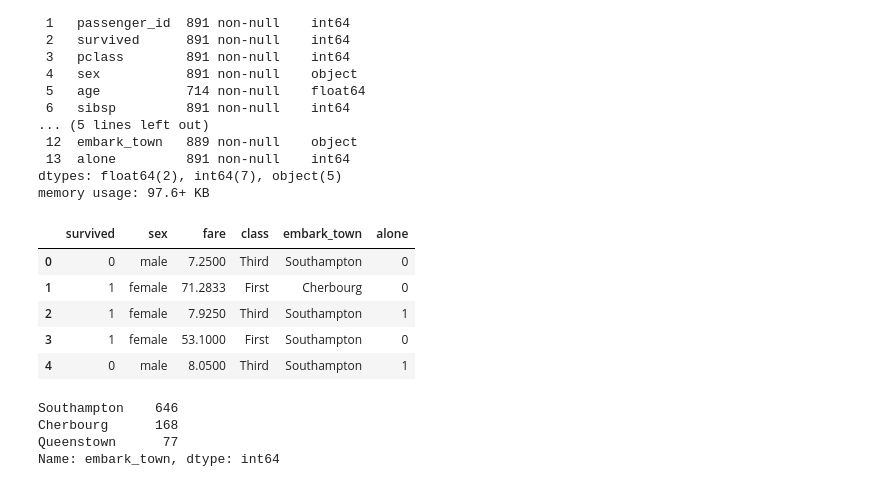
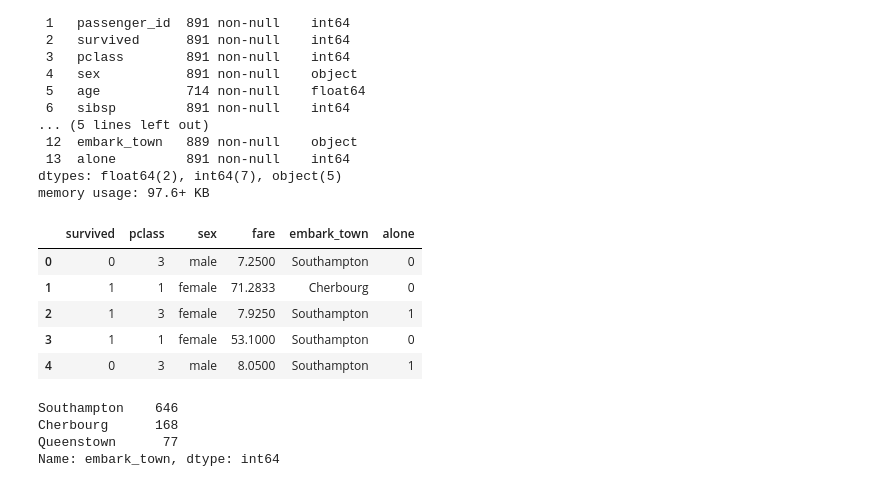
Before and after one commit to david-ryan-alviola/classification-exercises, a Jupyter notebook: model.ipynb, the cells around one changed output. Cells and saved outputs as stored; diff of their text form; code cells hidden in the pictures.

```diff
--- a/model.ipynb
+++ b/model.ipynb
@@ -54,15 +61,15 @@ dtypes: float64(2), int64(7), object(5)
 memory usage: 97.6+ KB
 # %%
 # Drop these columns due to redundancy, missing values, irrelevant
-titanic_df.drop(columns=['Unnamed: 0', 'passenger_id', 'age', 'sibsp', 'parch', 'deck', 'embarked', 'pclass'], inplace=True)
+titanic_df.drop(columns=['Unnamed: 0', 'passenger_id', 'age', 'sibsp', 'parch', 'deck', 'embarked', 'class'], inplace=True)
 titanic_df.head()
 # %% [output]
-|  | survived | sex | fare | class | embark_town | alone |
-| 0 | 0 | male | 7.2500 | Third | Southampton | 0 |
-| 1 | 1 | female | 71.2833 | First | Cherbourg | 0 |
-| 2 | 1 | female | 7.9250 | Third | Southampton | 1 |
-| 3 | 1 | female | 53.1000 | First | Southampton | 0 |
-| 4 | 0 | male | 8.0500 | Third | Southampton | 1 |
+|  | survived | pclass | sex | fare | embark_town | alone |
+| 0 | 0 | 3 | male | 7.2500 | Southampton | 0 |
+| 1 | 1 | 1 | female | 71.2833 | Cherbourg | 0 |
+| 2 | 1 | 3 | female | 7.9250 | Southampton | 1 |
+| 3 | 1 | 1 | female | 53.1000 | Southampton | 0 |
+| 4 | 0 | 3 | male | 8.0500 | Southampton | 1 |
 # %%
 titanic_df.embark_town.value_counts()
 titanic_df.fillna(value="Southampton", inplace=True)
```
Also changed, not shown: parts of 34 cells of this notebook.
